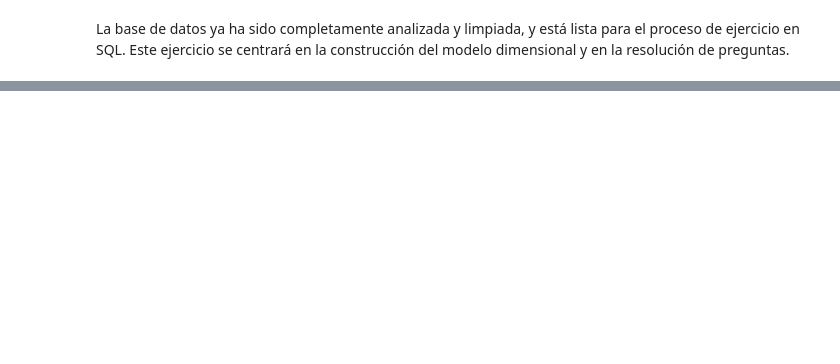
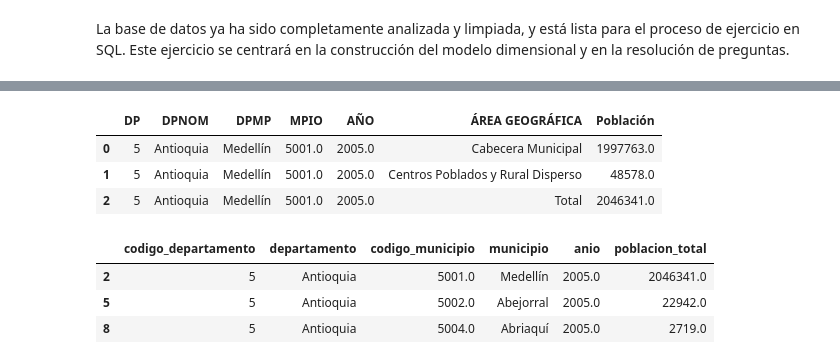
Before and after one commit to Lauvo48/clase1, a Jupyter notebook: Código/Limpieza_Datos_Educacion.ipynb, the cells around one changed output, grey strips where cells are left out. Cells and saved outputs as stored; diff of their text form; code cells hidden in the pictures; blank space fills up the shorter version.

```diff
--- a/Código/Limpieza_Datos_Educacion.ipynb
+++ b/Código/Limpieza_Datos_Educacion.ipynb
@@ -354,0 +433,11 @@ La base de datos ya ha sido completamente analizada y limpiada, y está lista pa
+# %%
+pob_2005_2019 = pd.read_excel('../Datos/DCD2005_2019.xlsx')
+pob_2020_2035 = pd.read_excel('../Datos/DCD2020_2035.xlsx')
+pob = pd.concat([pob_2005_2019, pob_2020_2035], ignore_index=True) ## unificar df
+# %%
+pob.head(3)
+# %% [output]
+|  | DP | DPNOM | DPMP | MPIO | AÑO | ÁREA GEOGRÁFICA | Población |
+| 0 | 5 | Antioquia | Medellín | 5001.0 | 2005.0 | Cabecera Municipal | 1997763.0 |
+| 1 | 5 | Antioquia | Medellín | 5001.0 | 2005.0 | Centros Poblados y Rural Disperso | 48578.0 |
+| 2 | 5 | Antioquia | Medellín | 5001.0 | 2005.0 | Total | 2046341.0 |
@@ -354,0 +447,14 @@ La base de datos ya ha sido completamente analizada y limpiada, y está lista pa
+# %%
+# vamos a cambair el nombre, para mejor entendimiento (no necesitamos 'ÁREA GEOGRÁFICA')
+
+pob_total = pob_total[["DP", "DPNOM", "MPIO", "DPMP", "AÑO", "Población"]]
+
+pob_total.columns = ["codigo_departamento", "departamento", "codigo_municipio", "municipio",
+                        "anio", "poblacion_total"]
+
+pob_total.head(3)
+# %% [output]
+|  | codigo_departamento | departamento | codigo_municipio | municipio | anio | poblacion_total |
+| 2 | 5 | Antioquia | 5001.0 | Medellín | 2005.0 | 2046341.0 |
+| 5 | 5 | Antioquia | 5002.0 | Abejorral | 2005.0 | 22942.0 |
+| 8 | 5 | Antioquia | 5004.0 | Abriaquí | 2005.0 | 2719.0 |
```
Also changed, not shown: parts of 20 cells of this notebook, 4 other files.
